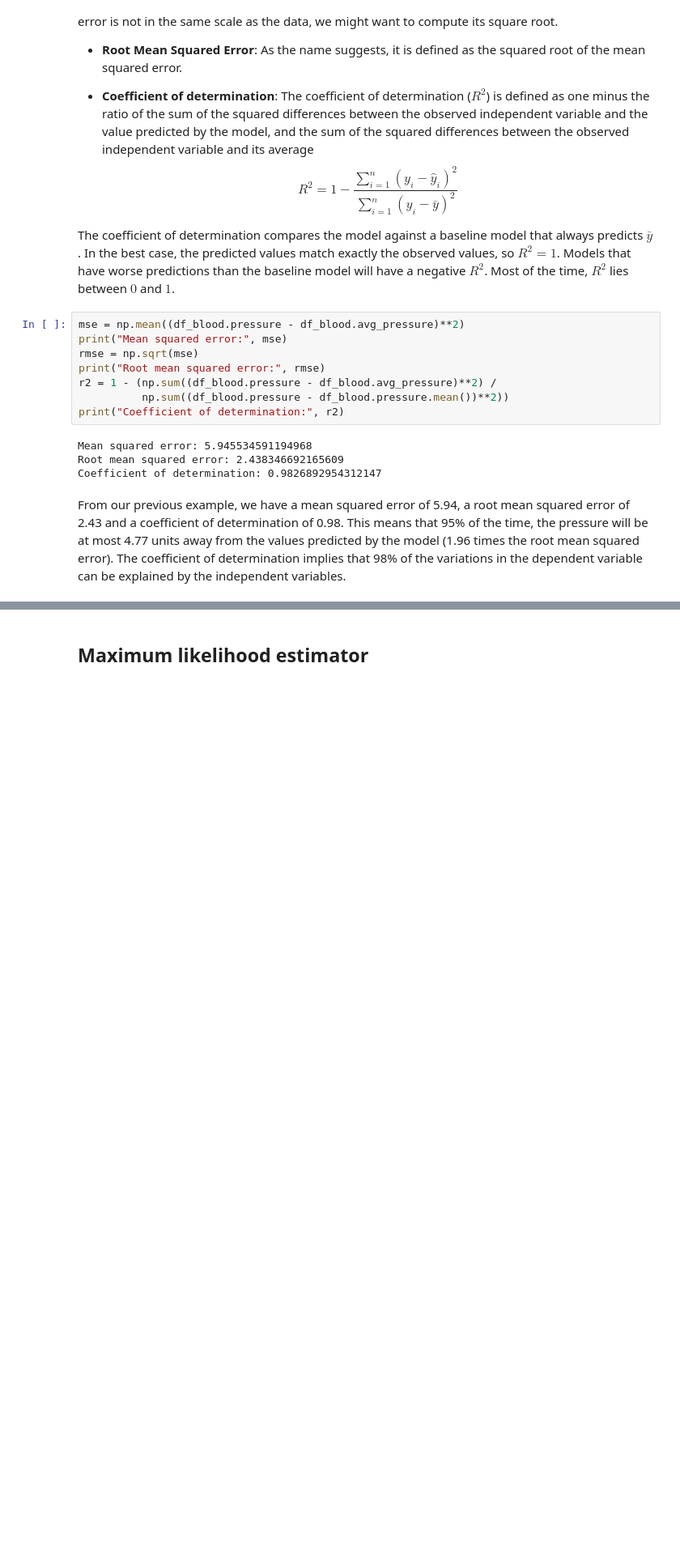
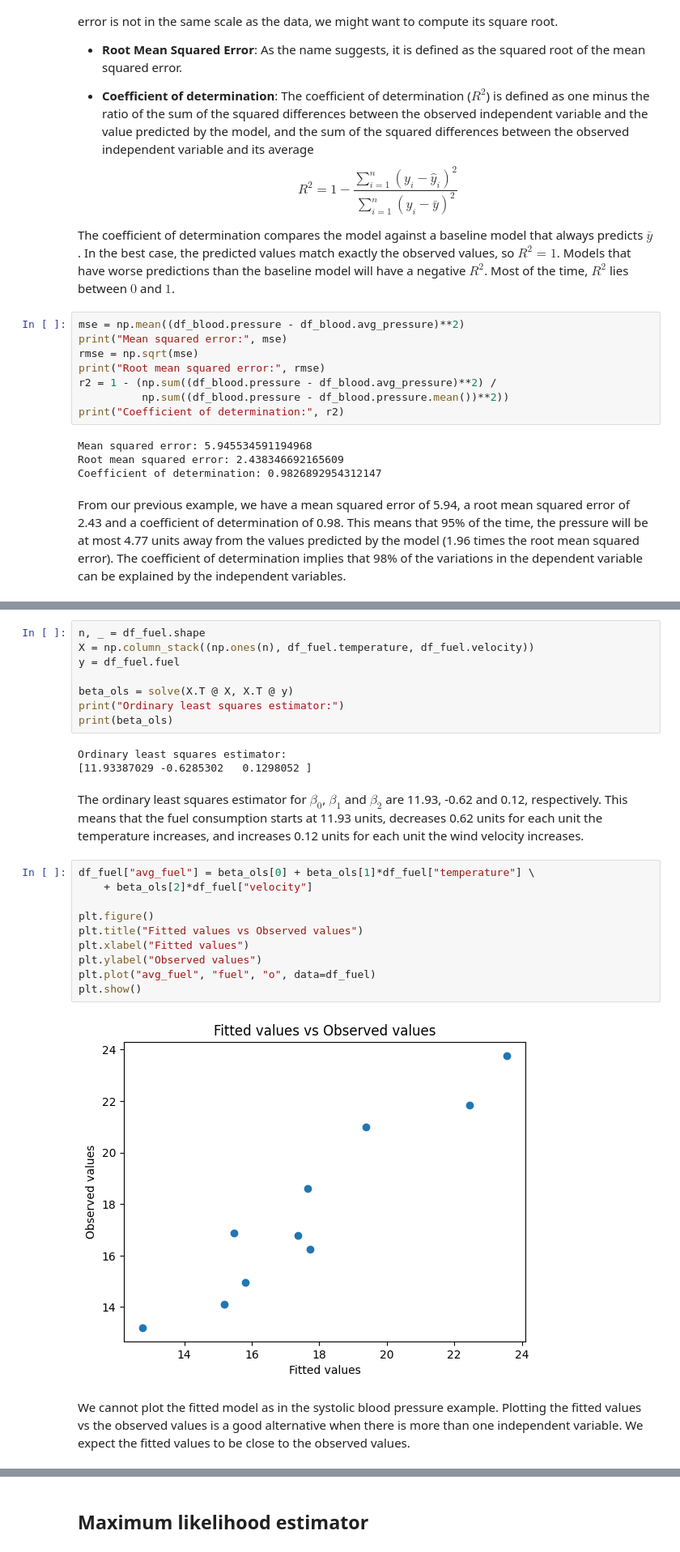
Before and after one commit to vdae2304/ML-DL, a Jupyter notebook: Regression/Linear regression.ipynb, the cells around one changed output, grey strips where cells are left out. Shown at 81% size. Drawn from its saved outputs; the diff is of its cells as text; blank space fills up the shorter version.

```diff
--- a/Regression/Linear regression.ipynb
+++ b/Regression/Linear regression.ipynb
@@ -188,0 +231,27 @@ From our previous example, we have a mean squared error of 5.94, a root mean squ
+# %%
+n, _ = df_fuel.shape
+X = np.column_stack((np.ones(n), df_fuel.temperature, df_fuel.velocity))
+y = df_fuel.fuel
+
+beta_ols = solve(X.T @ X, X.T @ y)
+print("Ordinary least squares estimator:")
+print(beta_ols)
+# %% [output]
+Ordinary least squares estimator:
+[11.93387029 -0.6285302   0.1298052 ]
+# %% [markdown]
+The ordinary least squares estimator for $\beta_0$, $\beta_1$ and $\beta_2$ are 11.93, -0.62 and 0.12, respectively. This means that the fuel consumption starts at 11.93 units, decreases 0.62 units for each unit the temperature increases, and increases 0.12 units for each unit the wind velocity increases.
+# %%
+df_fuel["avg_fuel"] = beta_ols[0] + beta_ols[1]*df_fuel["temperature"] \
+    + beta_ols[2]*df_fuel["velocity"]
+
+plt.figure()
+plt.title("Fitted values vs Observed values")
+plt.xlabel("Fitted values")
+plt.ylabel("Observed values")
+plt.plot("avg_fuel", "fuel", "o", data=df_fuel)
+plt.show()
+# %% [output]
+[figure, added]
+# %% [markdown]
+We cannot plot the fitted model as in the systolic blood pressure example. Plotting the fitted values vs the observed values is a good alternative when there is more than one independent variable. We expect the fitted values to be close to the observed values.
```
Also changed, not shown: parts of 11 cells of this notebook, 1 other file.
